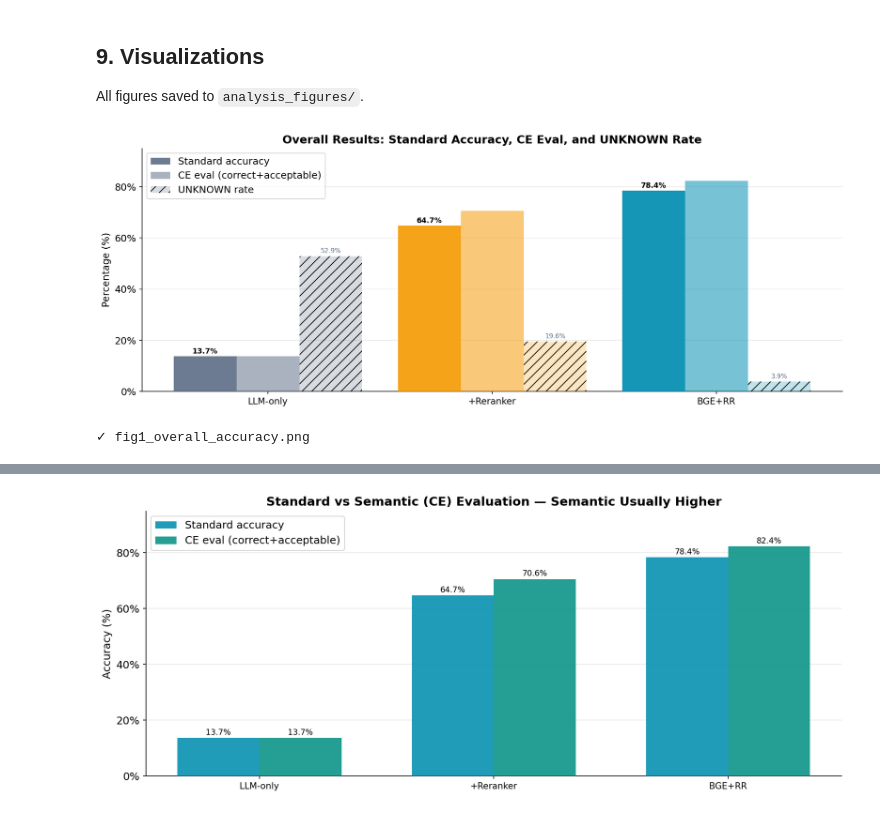
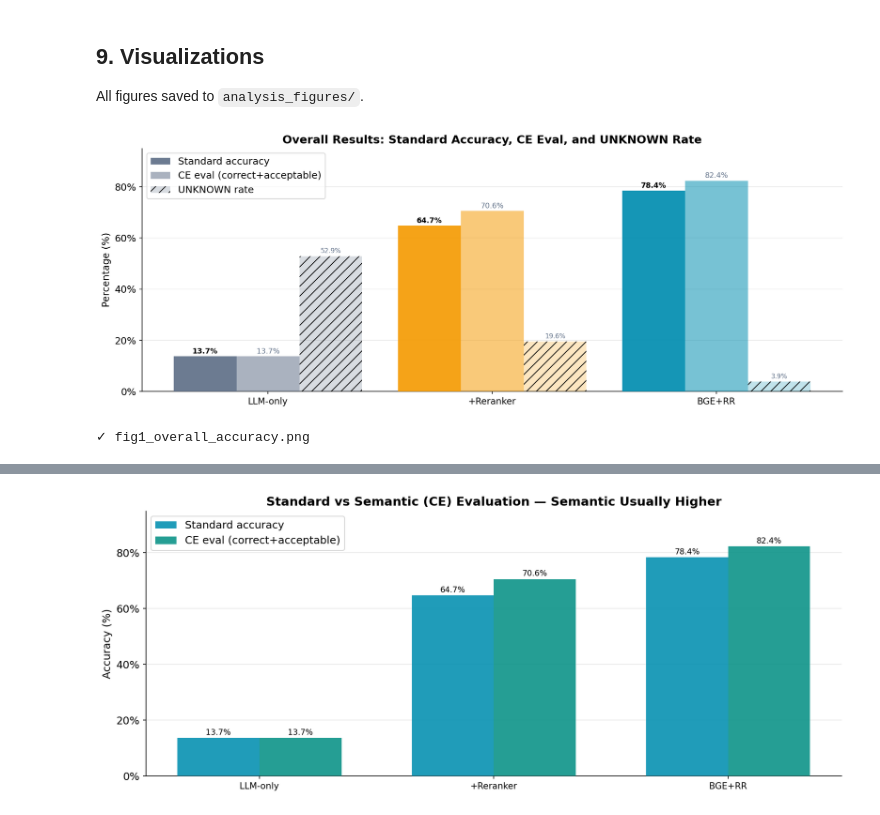
Before and after one commit to marmeepandya/RAGCleaner, a Jupyter notebook: error_analysis.ipynb, the cells around one changed output, grey strips where cells are left out. Drawn from its saved outputs; the diff is of its cells as text; code cells hidden in the pictures.

```diff
--- a/error_analysis.ipynb
+++ b/error_analysis.ipynb
@@ -371,34 +371,37 @@ for cfg, col in zip(available, [CONFIG_COLORS[CONFIG_ORDER.index(c)] for c in av
     summary.append({'config': cfg, 'color': col,
                     'std': df_c['correct_standard'].mean() * 100,
                     'ce':  (df_c['judgment'].isin(['correct','acceptable'])).mean() * 100,
                     'unk': unk * 100})
 sum_df = pd.DataFrame(summary)
 short  = [c.split(': ')[1] if ': ' in c else c for c in sum_df['config']]
 
 x = np.arange(len(sum_df)); w = 0.28
 fig, ax = plt.subplots(figsize=(13, 5))
 b1 = ax.bar(x - w, sum_df['std'], w, color=sum_df['color'], alpha=0.95, label='Standard accuracy', zorder=3)
 b2 = ax.bar(x,     sum_df['ce'],  w, color=sum_df['color'], alpha=0.55, label='CE eval (correct+acceptable)', zorder=3)
 b3 = ax.bar(x + w, sum_df['unk'], w, color=sum_df['color'], alpha=0.25, hatch='//', label='UNKNOWN rate', zorder=3)
 for bar in b1:
     ax.text(bar.get_x()+bar.get_width()/2, bar.get_height()+0.5,
             f'{bar.get_height():.1f}%', ha='center', va='bottom', fontsize=9, fontweight='bold')
+for bar in b2:
+    ax.text(bar.get_x()+bar.get_width()/2, bar.get_height()+0.5,
+            f'{bar.get_height():.1f}%', ha='center', va='bottom', fontsize=9, color=GREY)
 for bar in b3:
     ax.text(bar.get_x()+bar.get_width()/2, bar.get_height()+0.5,
             f'{bar.get_height():.1f}%', ha='center', va='bottom', fontsize=8, color=GREY)
 ax.set_xticks(x); ax.set_xticklabels(short, fontsize=11)
 ax.set_ylabel('Percentage (%)')
 ax.set_title('Overall Results: Standard Accuracy, CE Eval, and UNKNOWN Rate')
 ax.set_ylim(0, 95)
 ax.yaxis.set_major_formatter(mtick.PercentFormatter())
 ax.grid(axis='y', alpha=0.3, zorder=0)
 ax.legend()
 plt.tight_layout()
 plt.savefig(f'{FIGURES_DIR}/fig1_overall_accuracy.png', dpi=150, bbox_inches='tight')
 plt.show()
 print('✓ fig1_overall_accuracy.png')
 # %% [output]
-[figure, old version]
+[figure, new version]
 ✓ fig1_overall_accuracy.png
 # %%
 # ── Figure 2: Per-attribute heatmap (standard accuracy) ──────────────────────
```
Also changed, not shown: parts of 8 cells of this notebook, 21 other files.
